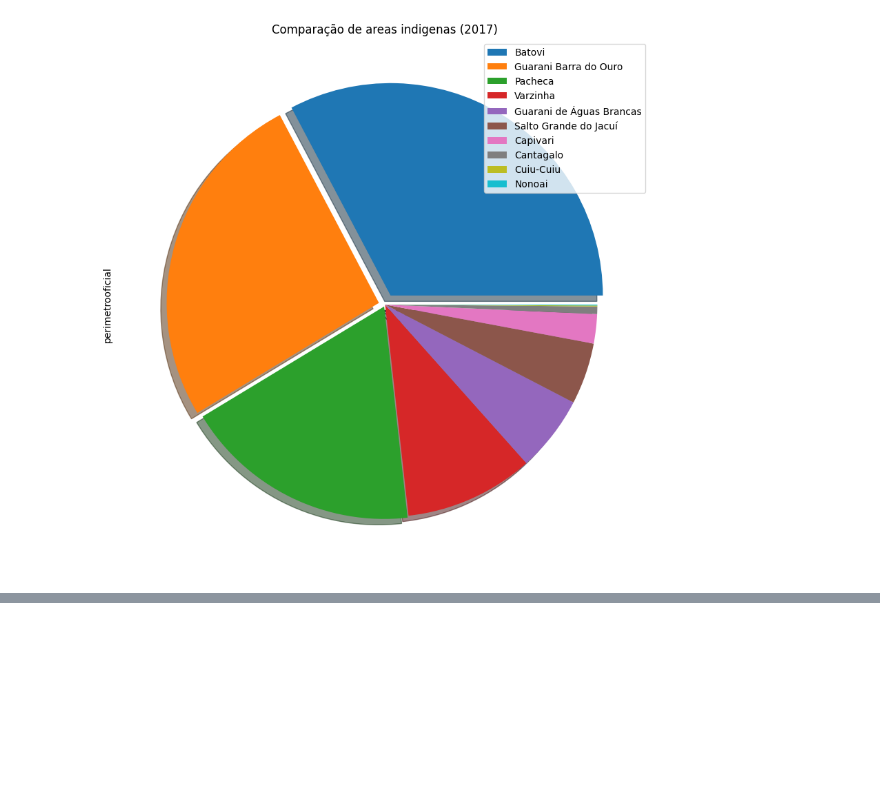
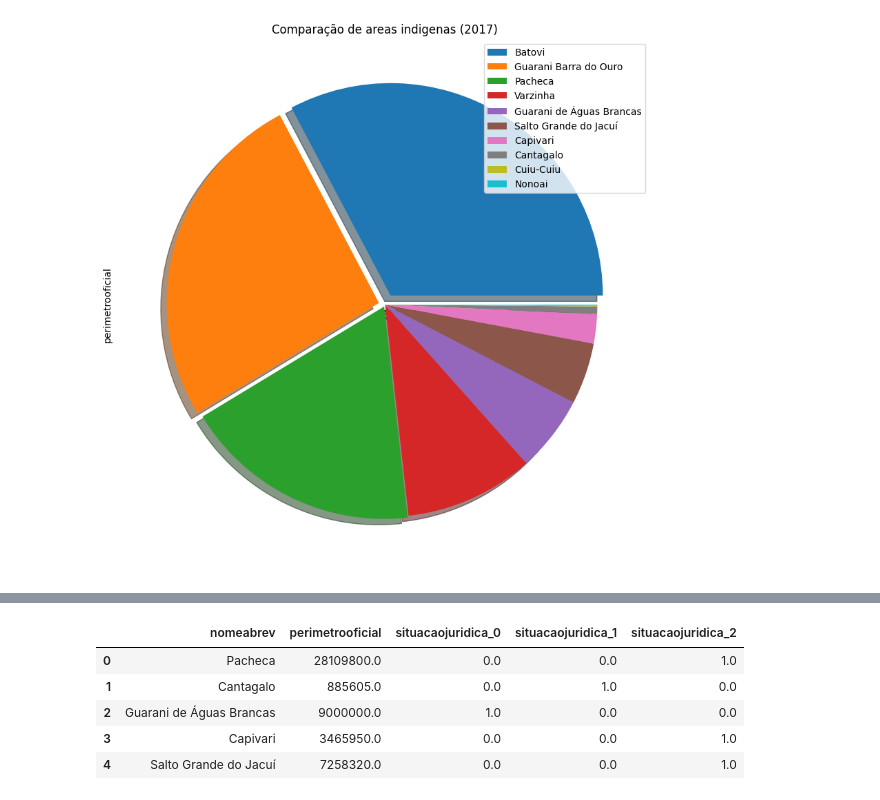
Before and after one commit to Gustavomichel/EDA-Brazil-indigenous-land, a Jupyter notebook: src/main.ipynb, the cells around one changed output, grey strips where cells are left out. Saved outputs shown, nothing was run; the diff lists cells and outputs as text; code cells hidden in the pictures; blank space fills up the shorter version.

Commit message:
situacao juridica com label encoder

```diff
--- a/src/main.ipynb
+++ b/src/main.ipynb
@@ -5,5 +6,5 @@ import matplotlib.pyplot as plt
 # %%
-df = pd.read_csv('Dataset\BC250_2017_Terra_Indigena_A.csv')
+df = pd.read_csv("Dataset\Terras_Indigena_2017.csv")
 # %%
 df.head()
 # %% [output]
@@ -14,7 +15,9 @@ df.head()
 | 3 | BC250_2017_Terra_Indigena_A.4 | 4 | Capivari | Capivari | Não | 3465950.0 | 43.32 | ... |
 | 4 | BC250_2017_Terra_Indigena_A.5 | 5 | Salto Grande do Jacuí | Salto Grande do Jacuí | Não | 7258320.0 | 234.96 | ... |
 # %%
-df = df.drop(columns=["FID","nome","geometriaaproximada","datasituacaojuridica","nometi", "id_produtor","codigofunai","id_elementoprodutor", "geom", "id_objeto", "areaoficialha", "grupoetnico","situacaojuridica"]).dropna()
+df = df.drop(columns=["FID","nome","geometriaaproximada","datasituacaojuridica","nometi", "id_produtor","codigofunai","id_elementoprodutor", "geom", "id_objeto", "areaoficialha", "grupoetnico"]).dropna()
+# %%
+dfst = df.copy()
 # %%
 df = df.groupby(by='nomeabrev')['perimetrooficial'].sum()
 # %%
@@ -28,3 +37,8 @@ df.plot(kind='pie', labels = None, figsize=(12,10), legend=True, title='Compara
 # %% [output]
 <AxesSubplot: title={'center': 'Comparação de areas indigenas (2017)'}, ylabel='perimetrooficial'>
 [figure]
+# %%
+onehotencoder = OneHotEncoder()
+
+X=onehotencoder.fit_transform(dfst['situacaojuridica'].values.reshape(-1,1)).toarray()
+X
@@ -30,0 +63,14 @@ df.plot(kind='pie', labels = None, figsize=(12,10), legend=True, title='Compara
+# %%
+dfstonehot = pd.DataFrame(X, columns= ["situacaojuridica_"+str(int(i)) for i in range(dfst.shape[1])])
+dfst = pd.concat([dfst, dfstonehot], axis=1)
+
+dfst = dfst.drop(['situacaojuridica'], axis=1)
+
+dfst.head()
+# %% [output]
+|  | nomeabrev | perimetrooficial | situacaojuridica_0 | situacaojuridica_1 | situacaojuridica_2 |
+| 0 | Pacheca | 28109800.0 | 0.0 | 0.0 | 1.0 |
+| 1 | Cantagalo | 885605.0 | 0.0 | 1.0 | 0.0 |
+| 2 | Guarani de Águas Brancas | 9000000.0 | 1.0 | 0.0 | 0.0 |
+| 3 | Capivari | 3465950.0 | 0.0 | 0.0 | 1.0 |
+| 4 | Salto Grande do Jacuí | 7258320.0 | 0.0 | 0.0 | 1.0 |
```
Also changed, not shown: parts of 4 cells of this notebook, 2 other files.
